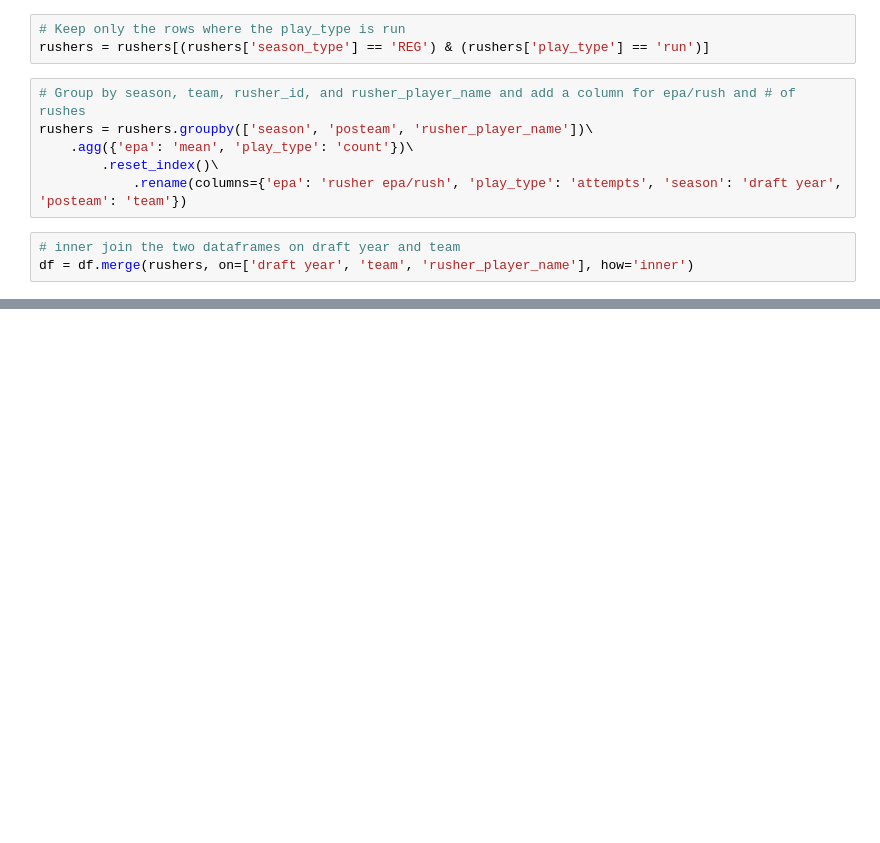
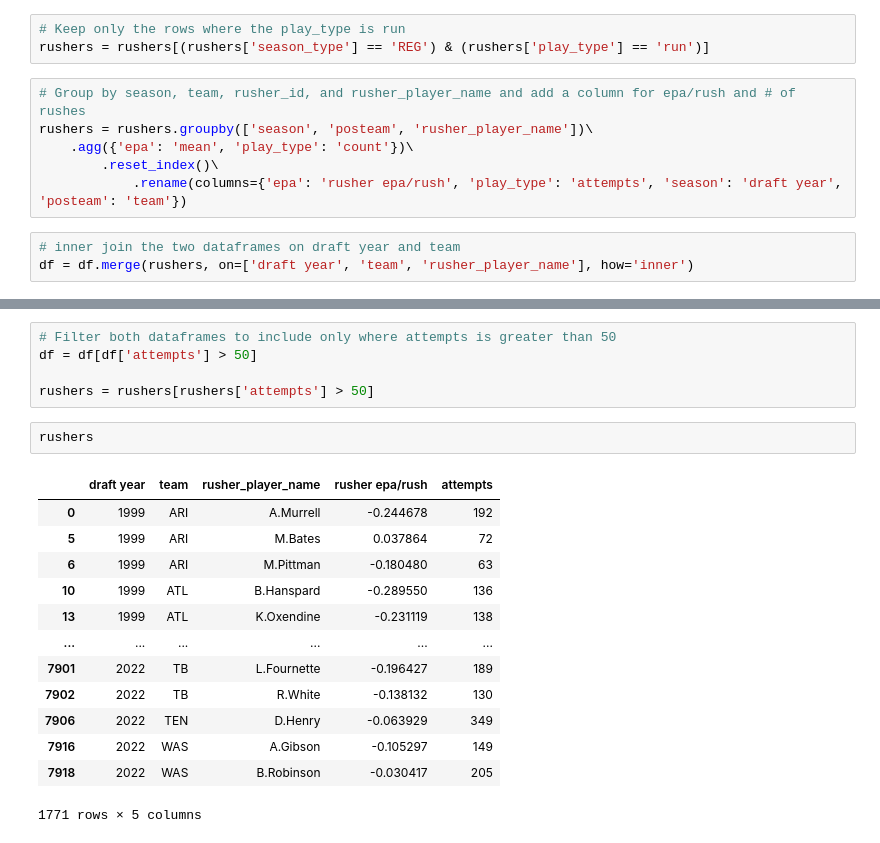
Before and after one commit to tbryan2/visualization-toolbox, a Jupyter notebook: nfl/notebooks/rb_bottom5.ipynb, the cells around one changed output, grey strips where cells are left out. Saved outputs shown, nothing was run; the diff lists cells and outputs as text; blank space fills up the shorter version.

```diff
--- a/nfl/notebooks/rb_bottom5.ipynb
+++ b/nfl/notebooks/rb_bottom5.ipynb
@@ -111,0 +122,21 @@ df
+# %%
+# Filter both dataframes to include only where attempts is greater than 50
+df = df[df['attempts'] > 50]
+
+rushers = rushers[rushers['attempts'] > 50]
+# %%
+rushers
+# %% [output]
+|  | draft year | team | rusher_player_name | rusher epa/rush | attempts |
+| 0 | 1999 | ARI | A.Murrell | -0.244678 | 192 |
+| 5 | 1999 | ARI | M.Bates | 0.037864 | 72 |
+| 6 | 1999 | ARI | M.Pittman | -0.180480 | 63 |
+| 10 | 1999 | ATL | B.Hanspard | -0.289550 | 136 |
+| 13 | 1999 | ATL | K.Oxendine | -0.231119 | 138 |
+| ... | ... | ... | ... | ... | ... |
+| 7901 | 2022 | TB | L.Fournette | -0.196427 | 189 |
+| 7902 | 2022 | TB | R.White | -0.138132 | 130 |
+| 7906 | 2022 | TEN | D.Henry | -0.063929 | 349 |
+| 7916 | 2022 | WAS | A.Gibson | -0.105297 | 149 |
+| 7918 | 2022 | WAS | B.Robinson | -0.030417 | 205 |
+1771 rows × 5 columns
```
Also changed, not shown: parts of 12 cells of this notebook, 1 other file.
